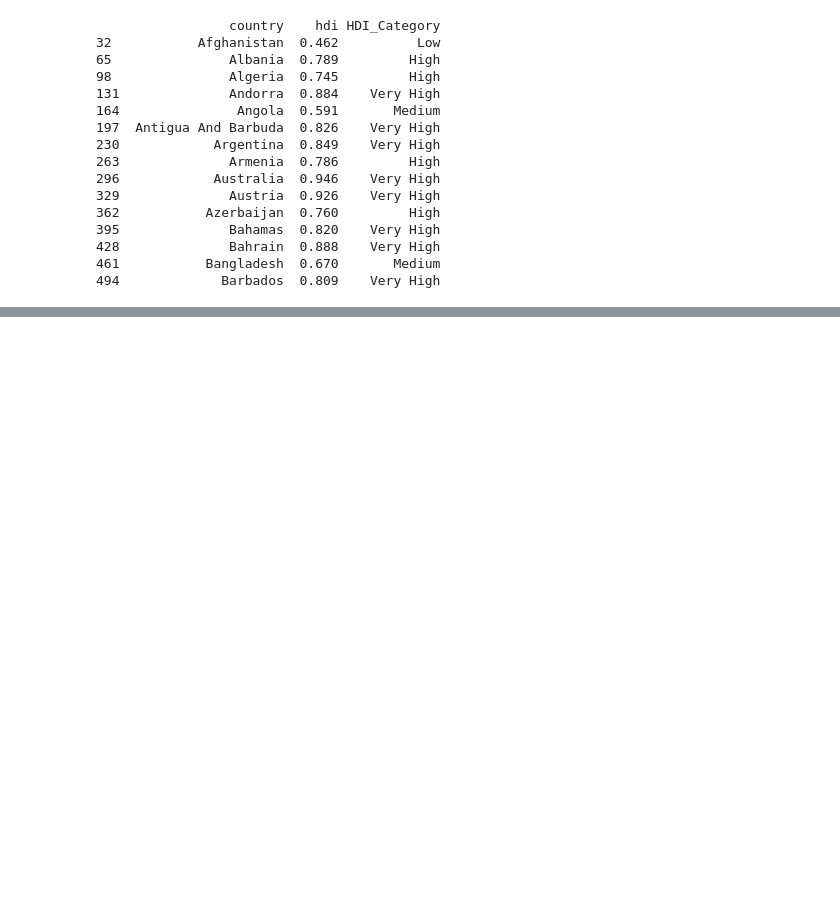
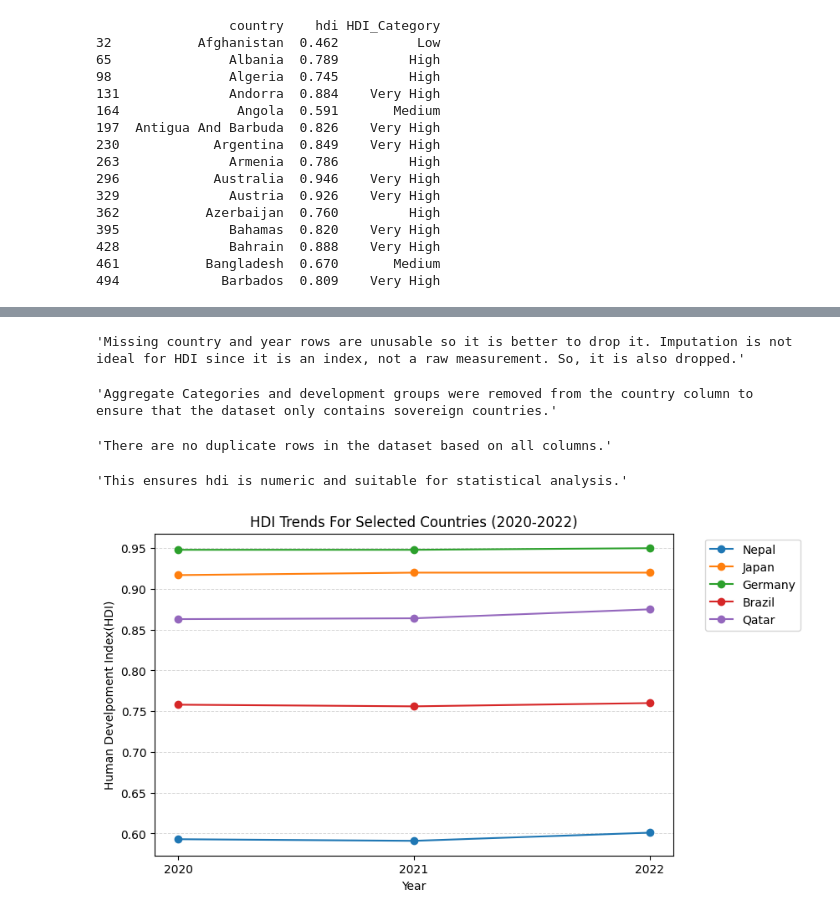
Before and after one commit to Rohit0562-hub/2513246_RohitJoshi, a Jupyter notebook: 2513246_RohitJoshi.ipynb, the cells around one changed output, grey strips where cells are left out. Cells and saved outputs as stored; diff of their text form; code cells hidden in the pictures; blank space fills up the shorter version.

Commit message:
Updated HDI analysis and visualiztion

```diff
--- a/2513246_RohitJoshi.ipynb
+++ b/2513246_RohitJoshi.ipynb
@@ -251,3 +266,11 @@ hdi_2022_df.to_csv('HDI_category_added.csv', index=False)
 428              Bahrain  0.888    Very High
 461           Bangladesh  0.670       Medium
 494             Barbados  0.809    Very High
+# %%
+# 3.2 Problem - 1B - HDI Visualization and Trend Analysis (2020-2022)
+
+#1 Data Extraction and Saving
+filtered_df= df[df['year'].isin([2020, 2021, 2022])]
+filtered_df.to_csv('HDI_problem1B.csv', index=False)
+hdi_problem1B = pd.read_csv("HDI_problem1B.csv")
+hdi_problem1B.info()
@@ -253,0 +295,65 @@ hdi_2022_df.to_csv('HDI_category_added.csv', index=False)
+# %%
+#2 Data Cleaning
+hdi_problem1B[['hdi', 'country', 'year']].isnull().sum()
+hdi_problem1B = hdi_problem1B.dropna(subset=['hdi', 'country', 'year'])
+"Missing country and year rows are unusable so it is better to drop them. Imputation is not ideal for HDI since it is an index, not a raw measurement. So, it is also dropped."
+# %% [output]
+'Missing country and year rows are unusable so it is better to drop it. Imputation is not ideal for HDI since it is an index, not a raw measurement. So, it is also dropped.'
+# %%
+hdi_problem1B['country'] = hdi_problem1B['country'].str.strip().str.title()
+hdi_problem1B['country'].str.strip().value_counts()
+non_countries = [
+    'Very High Human Development',
+    'High Human Development',
+    'Medium Human Development',
+    'Low Human Development',
+    'Arab States',
+    'East Asia And The Pacific',
+    'Europe And Central Asia',
+    'Latin America And The Caribbean',
+    'South Asia',
+    'Sub-Saharan Africa',
+    'World'
+]
+hdi_problem1B = hdi_problem1B[~hdi_problem1B['country'].isin(non_countries)]
+hdi_problem1B['country'].unique()
+"Aggregate Categories and development groups were removed from the country column to ensure that the dataset only contains sovereign countries."
+# %% [output]
+'Aggregate Categories and development groups were removed from the country column to ensure that the dataset only contains sovereign countries.'
+# %%
+hdi_problem1B.duplicated().sum()
+hdi_problem1B[hdi_problem1B.duplicated()]
+"There are no duplicate rows in the dataset based on all columns."
+# %% [output]
+'There are no duplicate rows in the dataset based on all columns.'
+# %%
+hdi_problem1B['hdi'] = hdi_problem1B['hdi'].replace(['-', '_', ''], pd.NA)
+hdi_problem1B['hdi'] = pd.to_numeric(hdi_problem1B['hdi'], errors='coerce')
+hdi_problem1B['hdi'].isnull().sum()
+"This ensures hdi is numeric and suitable for statistical analysis."
+# %% [output]
+'This ensures hdi is numeric and suitable for statistical analysis.'
+# %%
+#3 Visualization Tasks:
+#A. Line Chart-HDI Trend (Country-Level):
+
+countries = ['Nepal', 'Japan', 'Germany', 'Brazil', 'Qatar']
+
+df_countries = hdi_problem1B[hdi_problem1B['country'].isin(countries)]
+
+plt.figure(figsize=(8,5))
+
+for country in countries:
+  country_data = df_countries[df_countries['country'] == country]
+  plt.plot(country_data['year'], country_data['hdi'], marker ='o', label=country)
+
+plt.xlabel('Year')
+plt.ylabel('Human Develpoment Index(HDI)')
+plt.title('HDI Trends For Selected Countries (2020-2022)')
+plt.xticks([2020, 2021, 2022])
+plt.legend(bbox_to_anchor=(1.05, 1), loc='upper left')
+plt.grid(axis='y', linestyle='--', linewidth=0.7, alpha=0.5)
+
+plt.show()
+# %% [output]
+[figure, added]
```
Also changed, not shown: parts of 28 cells of this notebook.
